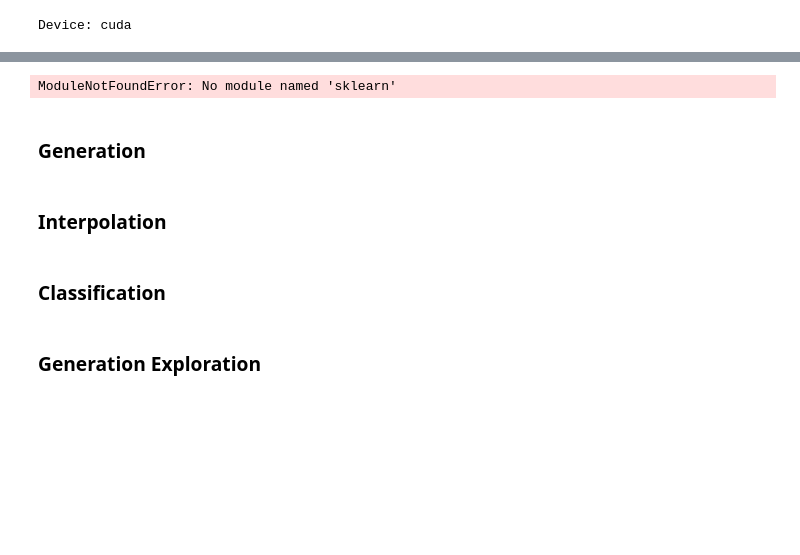
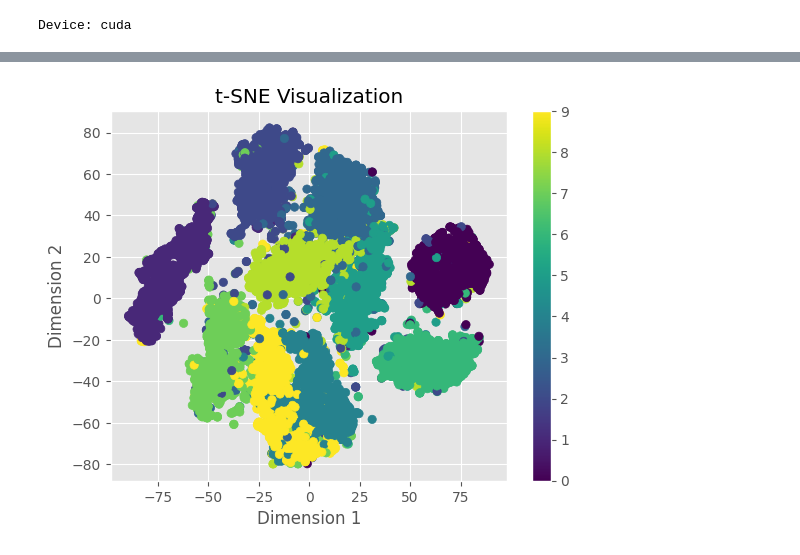
Before and after one commit to tchaase/pytorch_mnist_vae, a Jupyter notebook: code/vae.ipynb, the cells around one changed output, grey strips where cells are left out. Drawn from its saved outputs; the diff is of its cells as text; code cells hidden in the pictures; blank space fills up the shorter version.

```diff
--- a/code/vae.ipynb
+++ b/code/vae.ipynb
@@ -157,6 +157,9 @@ class ConvVAE(nn.Module):
         self.fc_log_var = nn.Linear(128, latent_dim)
         self.fc2 = nn.Linear(latent_dim, 64)
 
+        self.latent_dim = latent_dim
+
+
         # decoder
         # Here there is the reverse ordere of the encoder, starting with 0 padding and moving on to a kernel with padding.
         self.dec1 = nn.ConvTranspose2d(
@@ -176,6 +179,7 @@ class ConvVAE(nn.Module):
             stride=2, padding=1
         )
 
+
     #The following is what allows us to backpropagate throught the model. One cannot do so through a random node, but we can sample from a random node and with the reparametrization trick
     # still backpropagate through not random / deterministic nodes!
     def reparameterize(self, mu, log_var):
@@ -189,13 +193,13 @@ class ConvVAE(nn.Module):
         return sample
 
     def forward(self, x):
-        # encoding
+        # encoding: Passing the input through the convolution layers. We have Relu functions here (dimensionality reduction?)
         x = F.relu(self.enc1(x))
         x = F.relu(self.enc2(x))
         x = F.relu(self.enc3(x))
         x = F.relu(self.enc4(x))
         batch, _, _, _ = x.shape
-        x = F.adaptive_avg_pool2d(x, 1).reshape(batch, -1)  # This line I don't understand.
+        x = F.adaptive_avg_pool2d(x, 1).reshape(batch, -1)  # This is an adaptive pooling layer. The last part is a common reshaping step.
         hidden = self.fc1(x)
         # get `mu` and `log_var`
         mu = self.fc_mu(hidden)
@@ -203,7 +207,7 @@ class ConvVAE(nn.Module):
         # get the latent vector through reparameterization
         z = self.reparameterize(mu, log_var)
         z = self.fc2(z) # in this layer the reparametrization trick is applied.
-        z = z.view(-1, 64, 1, 1)
+        z = z.view(-1, 64, 1, 1) # This is a reshaping step.
 
         # decoding;
         torch.manual_seed(0)
@@ -329,6 +363,9 @@ KeyboardInterrupt:
 Now that the training is complete, lets save the weights so I can later use them to analyze the latent space.
 # %%
 torch.save(model.state_dict(), 'vae_weights.pth')
+# %%
+model = ConvVAE()
+model.load_state_dict(torch.load('vae_weights.pth'))
 # %% [markdown]
 Now lets try to generate the latent dimension with some of the images from the MNIST data-set.
 
@@ -370,34 +419,28 @@ encoded_batch = encode_images(batchloader)
 # %%
 import numpy as np
-from scikit-learn.manifold import TSNE
+from sklearn.manifold import TSNE
 import matplotlib.pyplot as plt
 import torchvision.datasets as datasets
 
 def visualize_tsne(encoded_batch, labels):
-    tsne = TSNE(n_components=2, random_state=42)
-    encoded_tsne = tsne.fit_transform(encoded_batch)
+    tsne = TSNE(n_components=2, random_state=42, n_jobs=-1)
+    encoded_batch_cpu = encoded_batch.cpu()
+    encoded_batch_2d = np.reshape(encoded_batch_cpu, (encoded_batch_cpu.shape[0], -1))
+    encoded_tsne = tsne.fit_transform(encoded_batch_2d)
 
     # Scatter plot
     plt.scatter(encoded_tsne[:, 0], encoded_tsne[:, 1], c=labels)
     plt.colorbar()
     plt.xlabel('Dimension 1')
     plt.ylabel('Dimension 2')
     plt.title('t-SNE Visualization')
     plt.show()
 
 # Load MNIST dataset
 mnist_dataset = datasets.MNIST(root='path/to/dataset', train=False, download=True)
 labels = mnist_dataset.targets.numpy()
 
-# Assuming you have the encoded_batch from the VAE
+# Visualizing
 visualize_tsne(encoded_batch, labels)
 # %% [output]
-ModuleNotFoundError: No module named 'sklearn'
+[figure, added]
-# %% [markdown]
-### Generation
-# %% [markdown]
-### Interpolation
-# %% [markdown]
-### Classification
-# %% [markdown]
-### Generation Exploration
```
Also changed, not shown: parts of 12 cells of this notebook, 1 other file.
